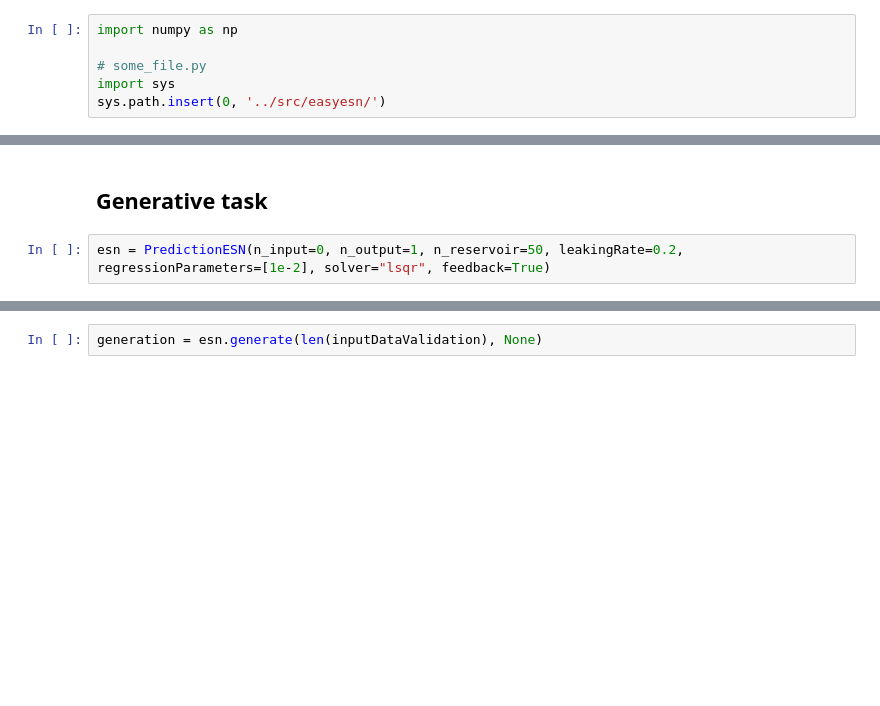
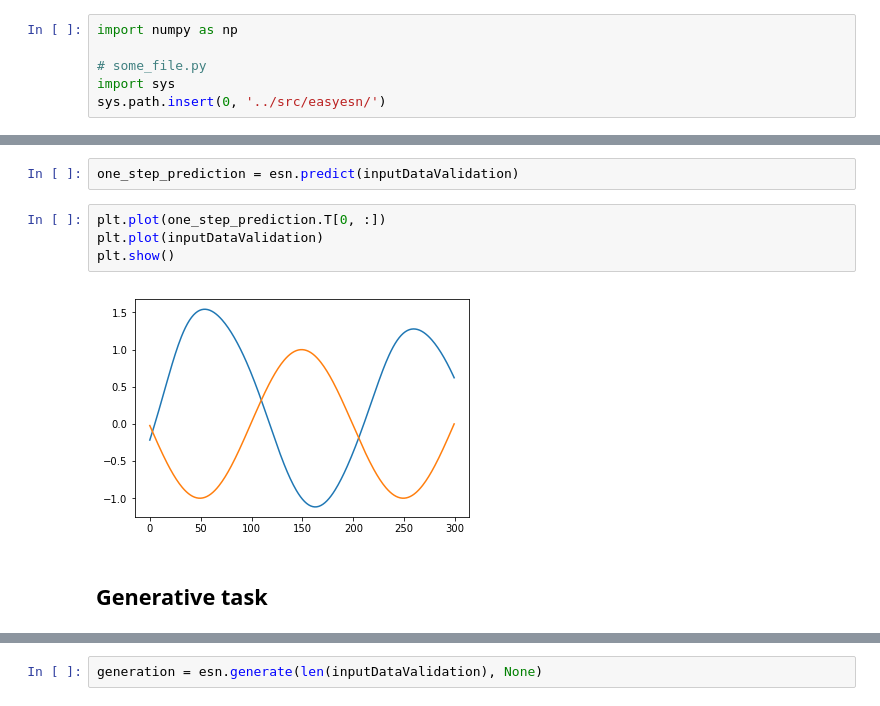
Before and after one commit to kalekiu/easyesn, a Jupyter notebook: examples/PredictionExample.ipynb, the cells around one changed output, grey strips where cells are left out. Cells and saved outputs as stored; diff of their text form; blank space fills up the shorter version.

```diff
--- a/examples/PredictionExample.ipynb
+++ b/examples/PredictionExample.ipynb
@@ -28,4 +39,10 @@ outputDataValidation = outputData[trainingLength:]
+# %%
+one_step_prediction = esn.predict(inputDataValidation)
+# %%
+plt.plot(one_step_prediction.T[0, :])
+plt.plot(inputDataValidation)
+plt.show()
+# %% [output]
+[figure, added]
 # %% [markdown]
 ## Generative task
-# %%
-esn = PredictionESN(n_input=0, n_output=1, n_reservoir=50, leakingRate=0.2, regressionParameters=[1e-2], solver="lsqr", feedback=True)
```
Also changed, not shown: parts of 9 cells of this notebook, 4 other files.
